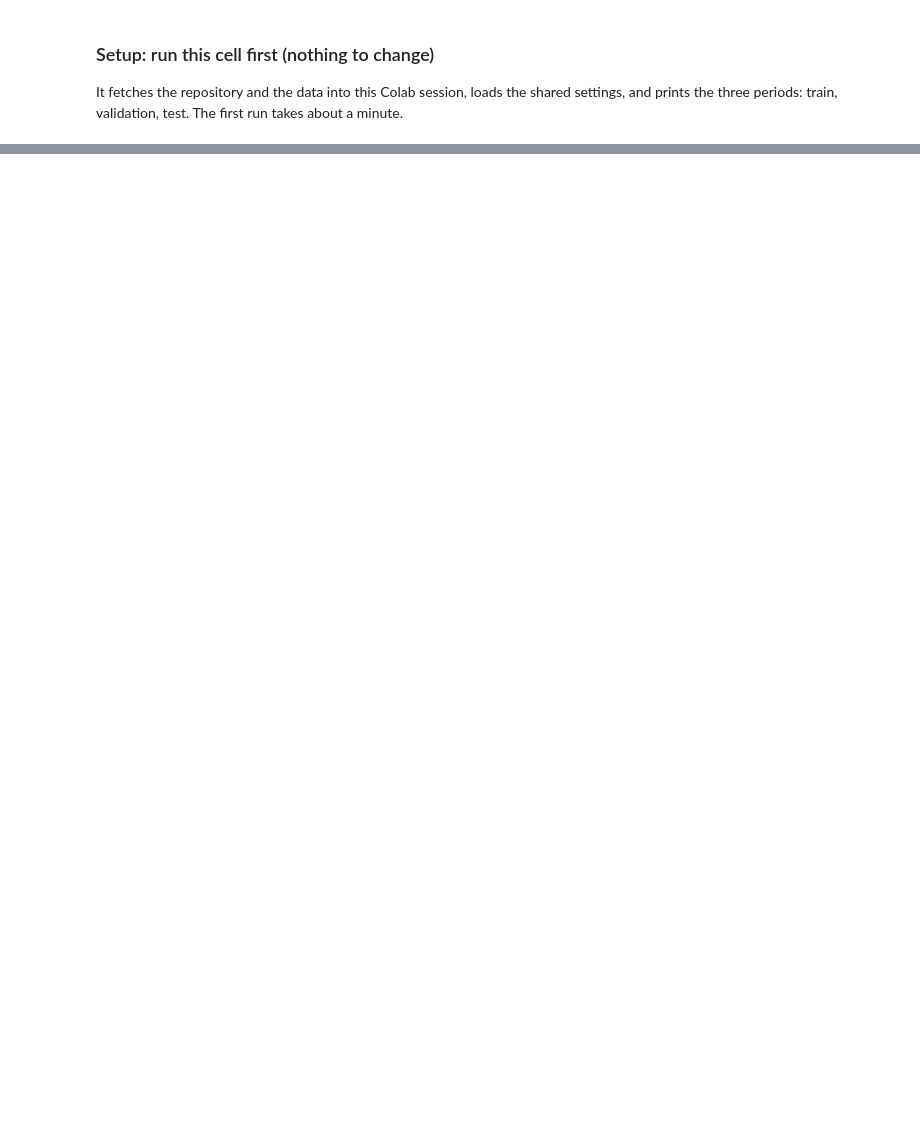
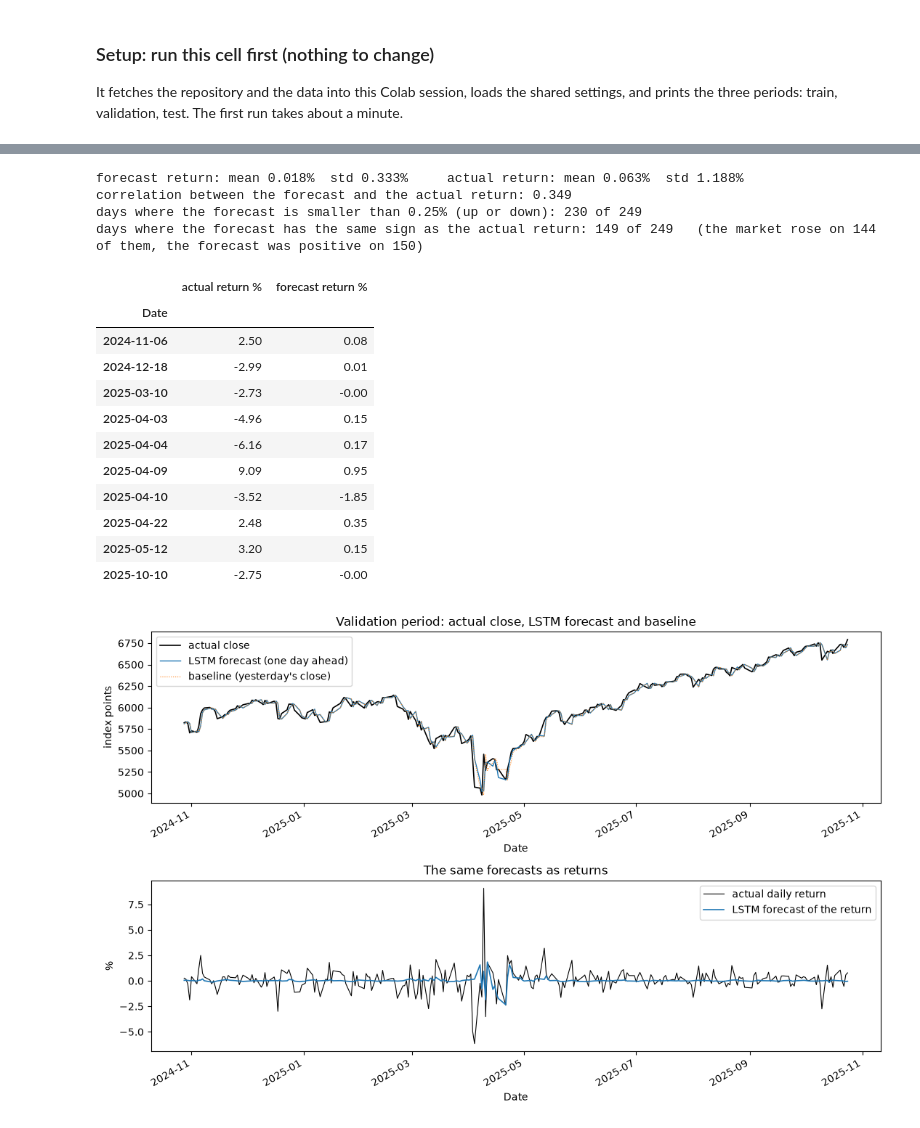
Before and after one commit to Makkaii7/sp500-forecasting, a Jupyter notebook: models/lstm.ipynb, the cells around one changed output, grey strips where cells are left out. Cells and saved outputs as stored; diff of their text form; code cells hidden in the pictures; blank space fills up the shorter version.

```diff
--- a/models/lstm.ipynb
+++ b/models/lstm.ipynb
@@ -186,0 +415,38 @@ _your text_
+# %%
+vp = chosen["val_pred"]                       # the forecast returns on the validation period
+val_price = common.to_price(vp, df)           # the same forecasts as closing values
+fig, ax = plt.subplots(2, 1, figsize=(11, 7))
+actual_val.plot(ax=ax[0], label="actual close", color="black", lw=1.2)
+val_price.plot(ax=ax[0], label="LSTM forecast (one day ahead)", lw=1)
+baseline_val.plot(ax=ax[0], label="baseline (yesterday's close)", lw=0.8, ls=":")
+ax[0].set_title("Validation period: actual close, LSTM forecast and baseline"); ax[0].set_ylabel("index points"); ax[0].legend()
+(val * 100).plot(ax=ax[1], label="actual daily return", color="black", lw=0.8)
+(vp * 100).plot(ax=ax[1], label="LSTM forecast of the return", lw=1.2)
+ax[1].set_title("The same forecasts as returns"); ax[1].set_ylabel("%"); ax[1].legend()
+fig.tight_layout(); fig.savefig(root / "results" / "lstm_validation_forecasts.png", dpi=150)
+
+print(f"forecast return: mean {vp.mean() * 100:.3f}%  std {vp.std() * 100:.3f}%     actual return: mean {val.mean() * 100:.3f}%  std {val.std() * 100:.3f}%")
+print(f"correlation between the forecast and the actual return: {np.corrcoef(vp, val)[0, 1]:.3f}")
+print(f"days where the forecast is smaller than 0.25% (up or down): {(vp.abs() < 0.0025).sum()} of {len(vp)}")
+print(f"days where the forecast has the same sign as the actual return: {(np.sign(vp) == np.sign(val)).sum()} of {len(vp)}"
+      f"   (the market rose on {(val > 0).sum()} of them, the forecast was positive on {(vp > 0).sum()})")
+big = val.abs().sort_values(ascending=False).index[:10]            # chosen by the size of the move, not by how well the model did
+pd.DataFrame({"actual return %": (val.loc[big] * 100).round(2), "forecast return %": (vp.loc[big] * 100).round(2)}).sort_index()
+# %% [output]
+forecast return: mean 0.018%  std 0.333%     actual return: mean 0.063%  std 1.188%
+correlation between the forecast and the actual return: 0.349
+days where the forecast is smaller than 0.25% (up or down): 230 of 249
+days where the forecast has the same sign as the actual return: 149 of 249   (the market rose on 144 of them, the forecast was positive on 150)
+|  | actual return % | forecast return % |
+| Date |  |  |
+| 2024-11-06 | 2.50 | 0.08 |
+| 2024-12-18 | -2.99 | 0.01 |
+| 2025-03-10 | -2.73 | -0.00 |
+| 2025-04-03 | -4.96 | 0.15 |
+| 2025-04-04 | -6.16 | 0.17 |
+| 2025-04-09 | 9.09 | 0.95 |
+| 2025-04-10 | -3.52 | -1.85 |
+| 2025-04-22 | 2.48 | 0.35 |
+| 2025-05-12 | 3.20 | 0.15 |
+| 2025-10-10 | -2.75 | -0.00 |
+[figure, added]
```
Also changed, not shown: parts of 41 cells of this notebook, 3 other files.
